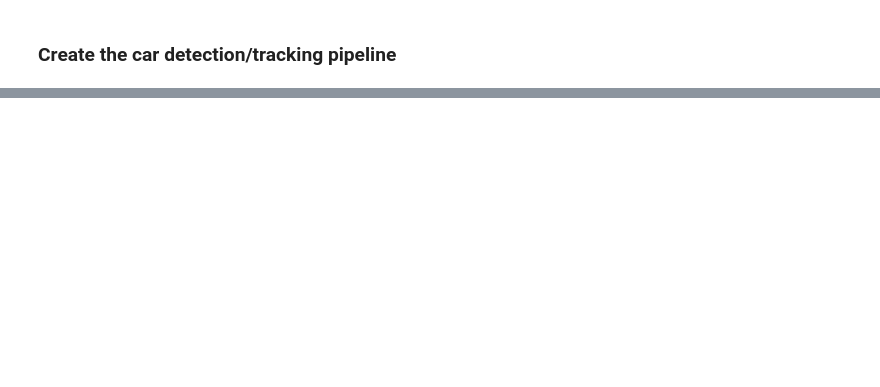
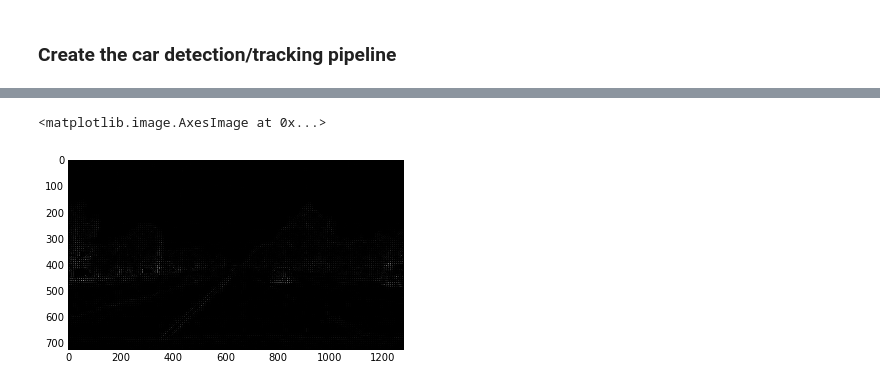
Before and after one commit to allen8r/sdc-vehicle-detection-tracking, a Jupyter notebook: detect-cars.ipynb, the cells around one changed output, grey strips where cells are left out. Saved outputs shown, nothing was run; the diff lists cells and outputs as text; code cells hidden in the pictures; blank space fills up the shorter version.

```diff
--- a/detect-cars.ipynb
+++ b/detect-cars.ipynb
@@ -354,0 +386,8 @@ snapshot = VideoFileClip("./test_videos/project_video.mp4").save_frame('./test_i
+# %%
+features, hog_img = get_hog_features(frame50[:,:,1], orient, pix_per_cell, cell_per_block,
+                    vis=True, feature_vec=True)
+
+plt.imshow(hog_img, cmap='gray')
+# %% [output]
+<matplotlib.image.AxesImage at 0x...>
+[figure, added]
```
Also changed, not shown: parts of 17 cells of this notebook, 5 other files.
